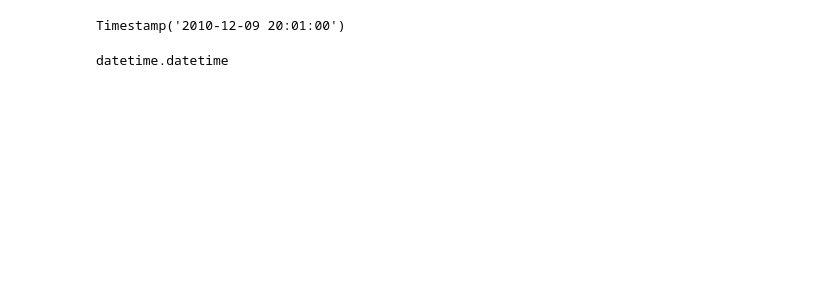
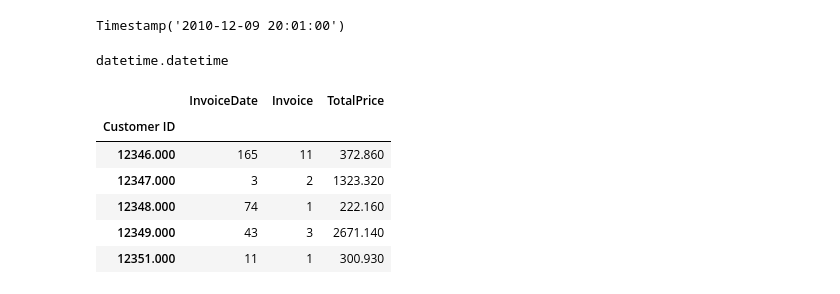
Before and after one commit to dilaraesmer/RFM-Analysis, a Jupyter notebook: Customer_Segmentation_with_RFM.ipynb, the cells around one changed output. Cells and saved outputs as stored; diff of their text form; code cells hidden in the pictures; blank space fills up the shorter version.

```diff
--- a/Customer_Segmentation_with_RFM.ipynb
+++ b/Customer_Segmentation_with_RFM.ipynb
@@ -200,3 +200,13 @@ datetime.datetime
 rfm = df.groupby('Customer ID').agg({'InvoiceDate': lambda InvoiceDate: (today_date - InvoiceDate.max()).days,
                                      'Invoice': lambda num: num.nunique(),
                                      'TotalPrice': lambda TotalPrice: TotalPrice.sum()})
+# %%
+rfm.head()
+# %% [output]
+|  | InvoiceDate | Invoice | TotalPrice |
+| Customer ID |  |  |  |
+| 12346.000 | 165 | 11 | 372.860 |
+| 12347.000 | 3 | 2 | 1323.320 |
+| 12348.000 | 74 | 1 | 222.160 |
+| 12349.000 | 43 | 3 | 2671.140 |
+| 12351.000 | 11 | 1 | 300.930 |
```
Also changed, not shown: parts of 3 cells of this notebook.
